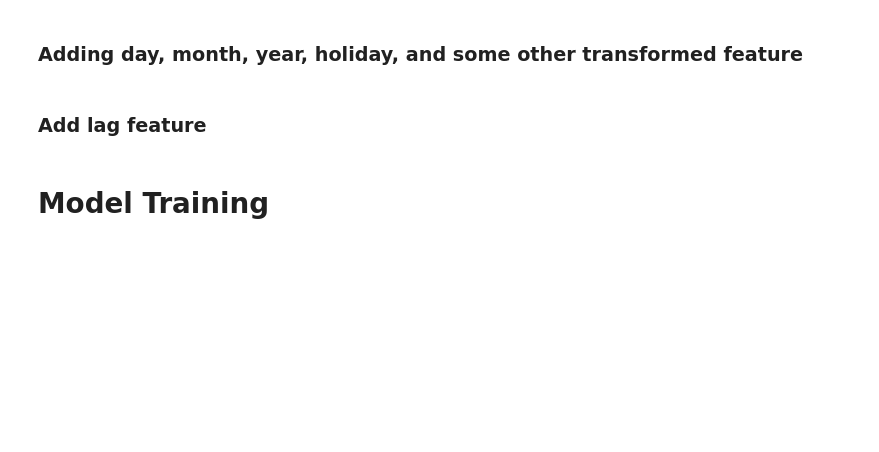
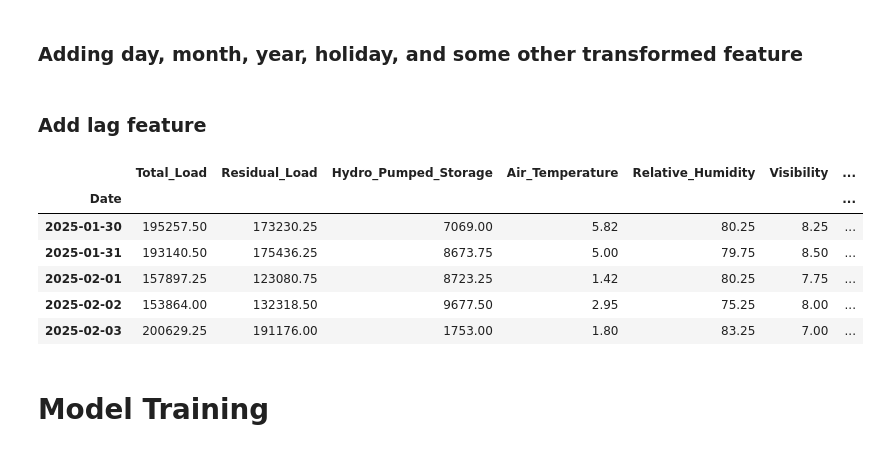
Before and after one commit to yhfrds/techlabs-ds-battery-project, a Jupyter notebook: src/dataset_transformation.ipynb, the cells around one changed output. Drawn from its saved outputs; the diff is of its cells as text; code cells hidden in the pictures; blank space fills up the shorter version.

```diff
--- a/src/dataset_transformation.ipynb
+++ b/src/dataset_transformation.ipynb
@@ -244,8 +250,17 @@ df_transformed.rename(columns=rename_dict, inplace=True)
 ### Add lag feature
 # %%
 target_map = df_transformed['Residual_Load'].to_dict()
-df_transformed['lag1']= (df_transformed.index - pd.Timedelta(unit='days', value=1)).map(target_map)
+df_transformed['Residual_Load_Tomorrow']= (df_transformed.index + pd.Timedelta(unit='days', value=1)).map(target_map)
 df_transformed.dropna(inplace=True)
+df_transformed.tail()
+# %% [output]
+|  | Total_Load | Residual_Load | Hydro_Pumped_Storage | Air_Temperature | Relative_Humidity | Visibility | ... |
+| Date |  |  |  |  |  |  | ... |
+| 2025-01-30 | 195257.50 | 173230.25 | 7069.00 | 5.82 | 80.25 | 8.25 | ... |
+| 2025-01-31 | 193140.50 | 175436.25 | 8673.75 | 5.00 | 79.75 | 8.50 | ... |
+| 2025-02-01 | 157897.25 | 123080.75 | 8723.25 | 1.42 | 80.25 | 7.75 | ... |
+| 2025-02-02 | 153864.00 | 132318.50 | 9677.50 | 2.95 | 75.25 | 8.00 | ... |
+| 2025-02-03 | 200629.25 | 191176.00 | 1753.00 | 1.80 | 83.25 | 7.00 | ... |
 # %% [markdown]
 # Model Training
 # %%
```
Also changed, not shown: parts of 6 cells of this notebook.
